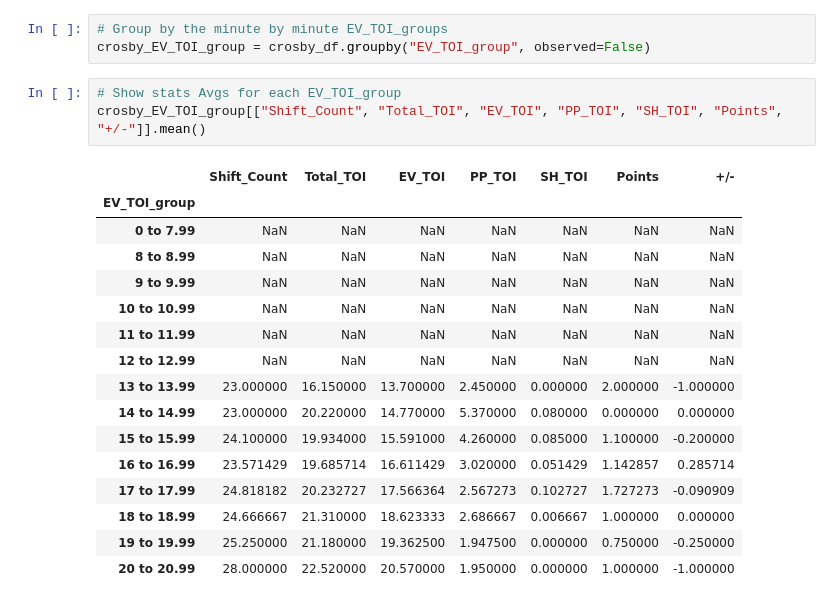
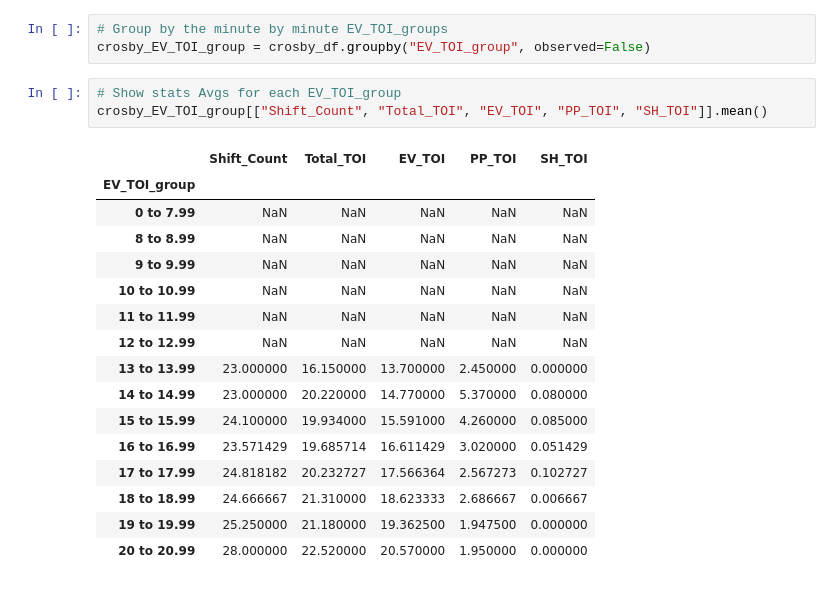
Before and after one commit to squintero94/Pens_Ice_Time_Project, a Jupyter notebook: Initial_Look_Pens.ipynb, the cells around one changed output. Cells and saved outputs as stored; diff of their text form.

```diff
--- a/Initial_Look_Pens.ipynb
+++ b/Initial_Look_Pens.ipynb
@@ -159,21 +208,21 @@ crosby_df.head()
 crosby_EV_TOI_group = crosby_df.groupby("EV_TOI_group", observed=False)
 # %%
 # Show stats Avgs for each EV_TOI_group
-crosby_EV_TOI_group[["Shift_Count", "Total_TOI", "EV_TOI", "PP_TOI", "SH_TOI", "Points", "+/-"]].mean()
+crosby_EV_TOI_group[["Shift_Count", "Total_TOI", "EV_TOI", "PP_TOI", "SH_TOI"]].mean()
 # %% [output]
-|  | Shift_Count | Total_TOI | EV_TOI | PP_TOI | SH_TOI | Points | +/- |
-| EV_TOI_group |  |  |  |  |  |  |  |
-| 0 to 7.99 | NaN | NaN | NaN | NaN | NaN | NaN | NaN |
-| 8 to 8.99 | NaN | NaN | NaN | NaN | NaN | NaN | NaN |
-| 9 to 9.99 | NaN | NaN | NaN | NaN | NaN | NaN | NaN |
-| 10 to 10.99 | NaN | NaN | NaN | NaN | NaN | NaN | NaN |
-| 11 to 11.99 | NaN | NaN | NaN | NaN | NaN | NaN | NaN |
-| 12 to 12.99 | NaN | NaN | NaN | NaN | NaN | NaN | NaN |
-| 13 to 13.99 | 23.000000 | 16.150000 | 13.700000 | 2.450000 | 0.000000 | 2.000000 | -1.000000 |
-| 14 to 14.99 | 23.000000 | 20.220000 | 14.770000 | 5.370000 | 0.080000 | 0.000000 | 0.000000 |
-| 15 to 15.99 | 24.100000 | 19.934000 | 15.591000 | 4.260000 | 0.085000 | 1.100000 | -0.200000 |
-| 16 to 16.99 | 23.571429 | 19.685714 | 16.611429 | 3.020000 | 0.051429 | 1.142857 | 0.285714 |
-| 17 to 17.99 | 24.818182 | 20.232727 | 17.566364 | 2.567273 | 0.102727 | 1.727273 | -0.090909 |
-| 18 to 18.99 | 24.666667 | 21.310000 | 18.623333 | 2.686667 | 0.006667 | 1.000000 | 0.000000 |
-| 19 to 19.99 | 25.250000 | 21.180000 | 19.362500 | 1.947500 | 0.000000 | 0.750000 | -0.250000 |
-| 20 to 20.99 | 28.000000 | 22.520000 | 20.570000 | 1.950000 | 0.000000 | 1.000000 | -1.000000 |
+|  | Shift_Count | Total_TOI | EV_TOI | PP_TOI | SH_TOI |
+| EV_TOI_group |  |  |  |  |  |
+| 0 to 7.99 | NaN | NaN | NaN | NaN | NaN |
+| 8 to 8.99 | NaN | NaN | NaN | NaN | NaN |
+| 9 to 9.99 | NaN | NaN | NaN | NaN | NaN |
+| 10 to 10.99 | NaN | NaN | NaN | NaN | NaN |
+| 11 to 11.99 | NaN | NaN | NaN | NaN | NaN |
+| 12 to 12.99 | NaN | NaN | NaN | NaN | NaN |
+| 13 to 13.99 | 23.000000 | 16.150000 | 13.700000 | 2.450000 | 0.000000 |
+| 14 to 14.99 | 23.000000 | 20.220000 | 14.770000 | 5.370000 | 0.080000 |
+| 15 to 15.99 | 24.100000 | 19.934000 | 15.591000 | 4.260000 | 0.085000 |
+| 16 to 16.99 | 23.571429 | 19.685714 | 16.611429 | 3.020000 | 0.051429 |
+| 17 to 17.99 | 24.818182 | 20.232727 | 17.566364 | 2.567273 | 0.102727 |
+| 18 to 18.99 | 24.666667 | 21.310000 | 18.623333 | 2.686667 | 0.006667 |
+| 19 to 19.99 | 25.250000 | 21.180000 | 19.362500 | 1.947500 | 0.000000 |
+| 20 to 20.99 | 28.000000 | 22.520000 | 20.570000 | 1.950000 | 0.000000 |
```
Also changed, not shown: parts of 12 cells of this notebook.
